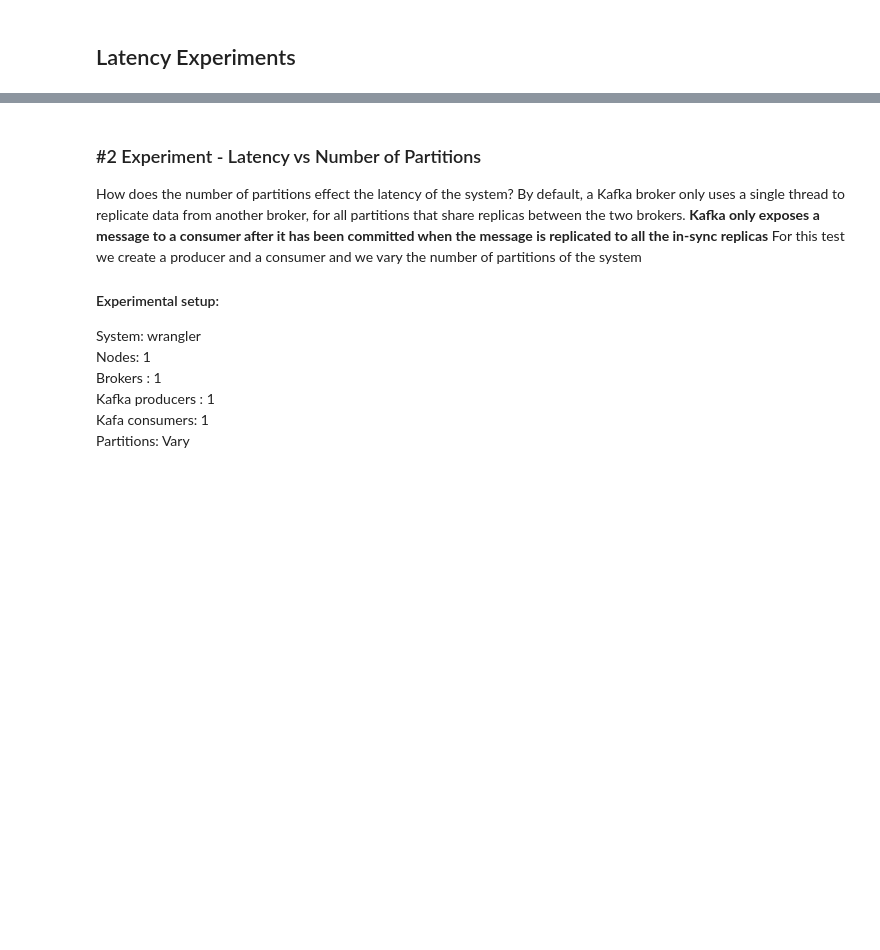
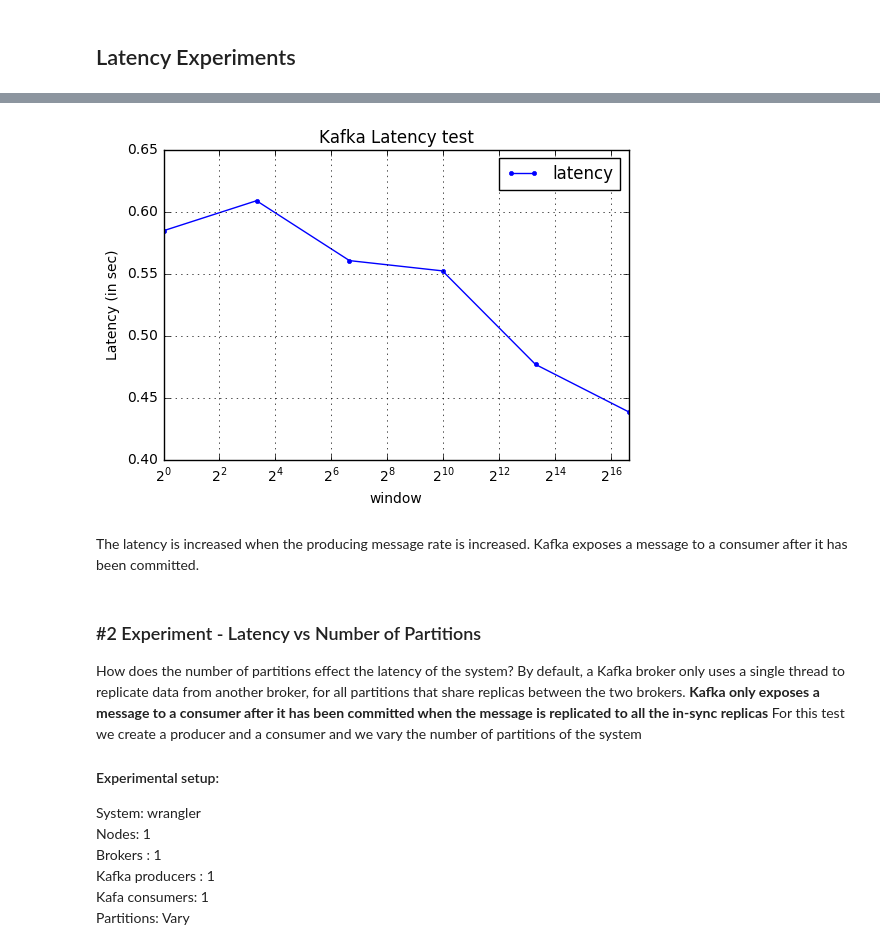
Before and after one commit to radical-experiments/midas_exps, a Jupyter notebook: streaming/kafka_producer_throughput/Report_Friday_24_May_2017.ipynb, the cells around one changed output, grey strips where cells are left out. Cells and saved outputs as stored; diff of their text form; code cells hidden in the pictures; blank space fills up the shorter version.

```diff
--- a/streaming/kafka_producer_throughput/Report_Friday_24_May_2017.ipynb
+++ b/streaming/kafka_producer_throughput/Report_Friday_24_May_2017.ipynb
@@ -15,0 +20,6 @@ Partitions: 1 <br>
+# %%
+latency = pd.read_csv('../latency/kafka-latency.csv', skipinitialspace=True)
+cols = ['window','latency']
+latency = latency[cols].groupby(['window'])
+a = latency.mean()
+a
@@ -16,3 +35,21 @@ Partitions: 1 <br>
+# %%
+ax = a.plot( y=['latency'], #x=['Message_Size_in_Bytes'],
+                      title='Kafka Latency test',
+                      #legend=None,
+                      marker='.',
+                      #yerr= latency.std(),
+
+                      )
+ax.set_xscale('log', basex=2)
+#ax.set_yscale('log',basey=2)
+#ax.set_xlabel("Message Size in Bytes")
+ax.set_ylabel("Latency (in sec)")
+ax.grid()
+plt.show()
+# %% [output]
+[figure, added]
+# %% [markdown]
+The latency is increased when the producing message rate is increased. Kafka exposes a message to a consumer after it has been committed.
 # %% [markdown]
 ### #2 Experiment - Latency vs Number of Partitions
 
```
Also changed, not shown: parts of 11 cells of this notebook.
